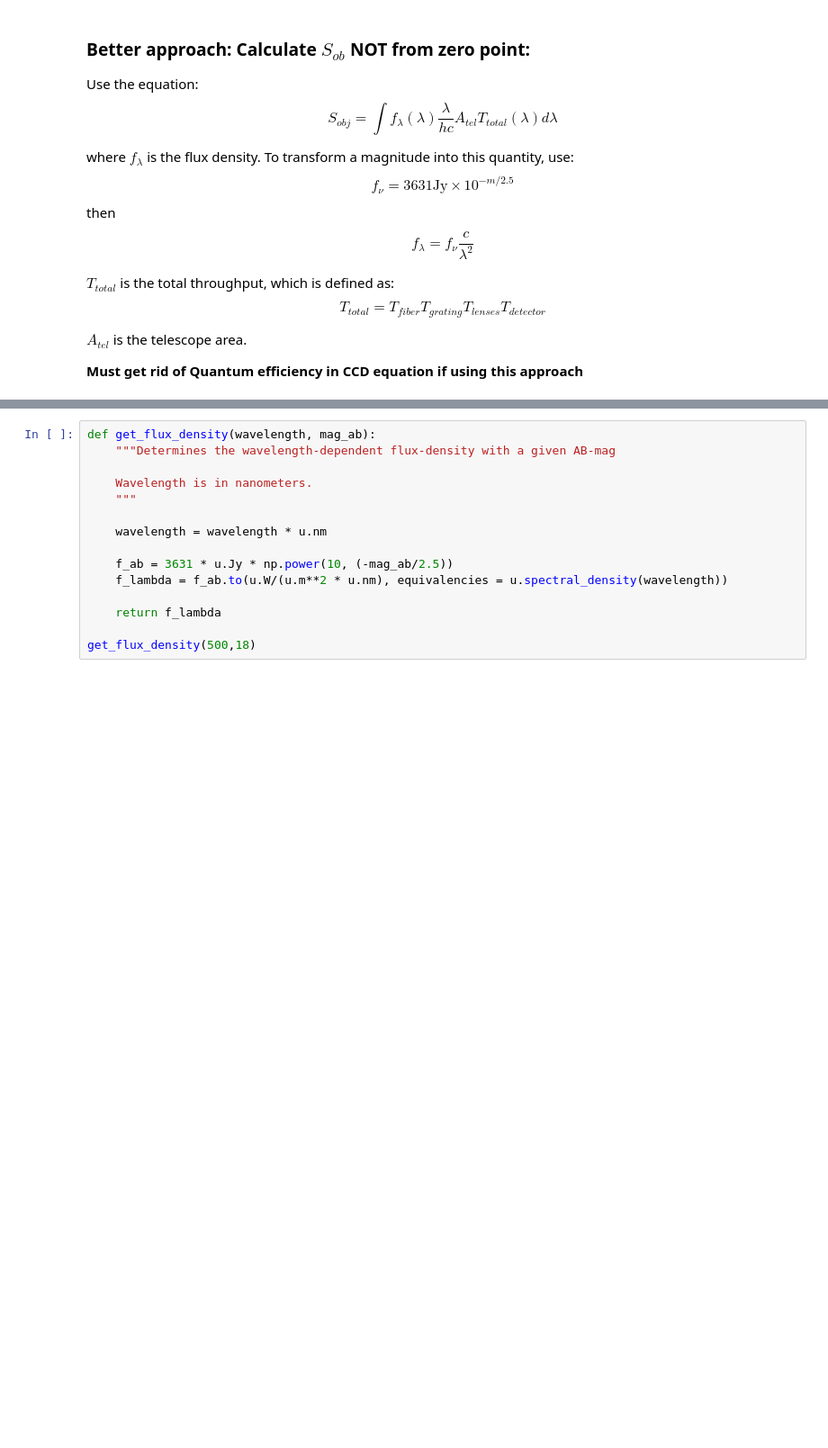
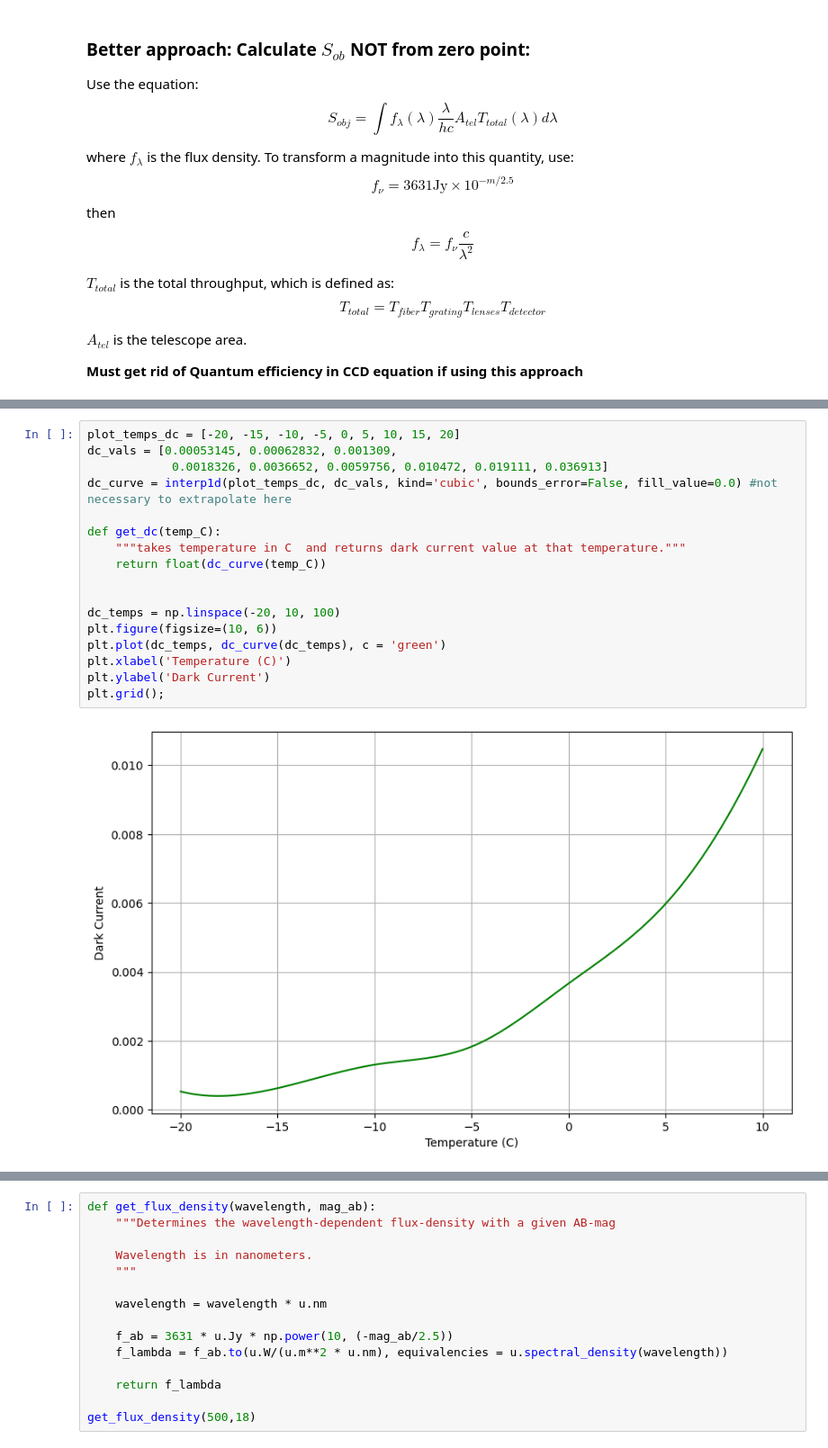
Before and after one commit to MLO-Claud-Spectrograph/etc, a Jupyter notebook: ETC/ETC_Ian.ipynb, the cells around one changed output, grey strips where cells are left out. Shown at 90% size. Saved outputs shown, nothing was run; the diff lists cells and outputs as text; blank space fills up the shorter version.

```diff
--- a/ETC/ETC_Ian.ipynb
+++ b/ETC/ETC_Ian.ipynb
@@ -137 +181,20 @@ $A_{tel}$ is the telescope area.
+# %%
+plot_temps_dc = [-20, -15, -10, -5, 0, 5, 10, 15, 20]
+dc_vals = [0.00053145, 0.00062832, 0.001309,
+            0.0018326, 0.0036652, 0.0059756, 0.010472, 0.019111, 0.036913]
+dc_curve = interp1d(plot_temps_dc, dc_vals, kind='cubic', bounds_error=False, fill_value=0.0) #not necessary to extrapolate here
+
+def get_dc(temp_C):
+    """takes temperature in C  and returns dark current value at that temperature."""
+    return float(dc_curve(temp_C))
+
+
+dc_temps = np.linspace(-20, 10, 100)
+plt.figure(figsize=(10, 6))
+plt.plot(dc_temps, dc_curve(dc_temps), c = 'green')
+plt.xlabel('Temperature (C)')
+plt.ylabel('Dark Current')
+plt.grid();
+# %% [output]
+[figure, added]
 # %%
```
Also changed, not shown: parts of 11 cells of this notebook.
